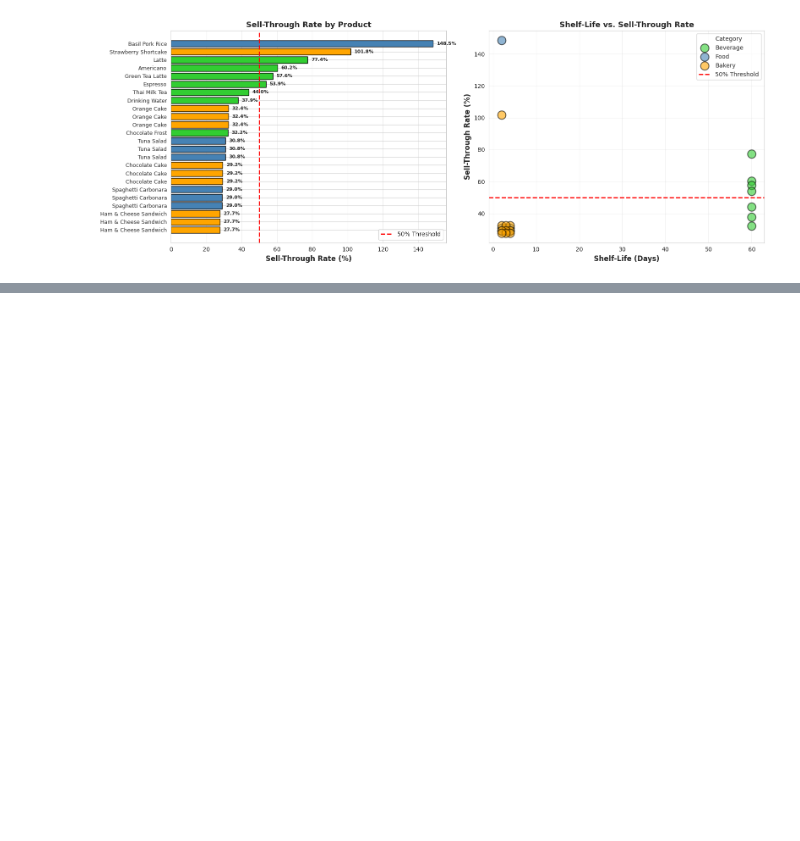
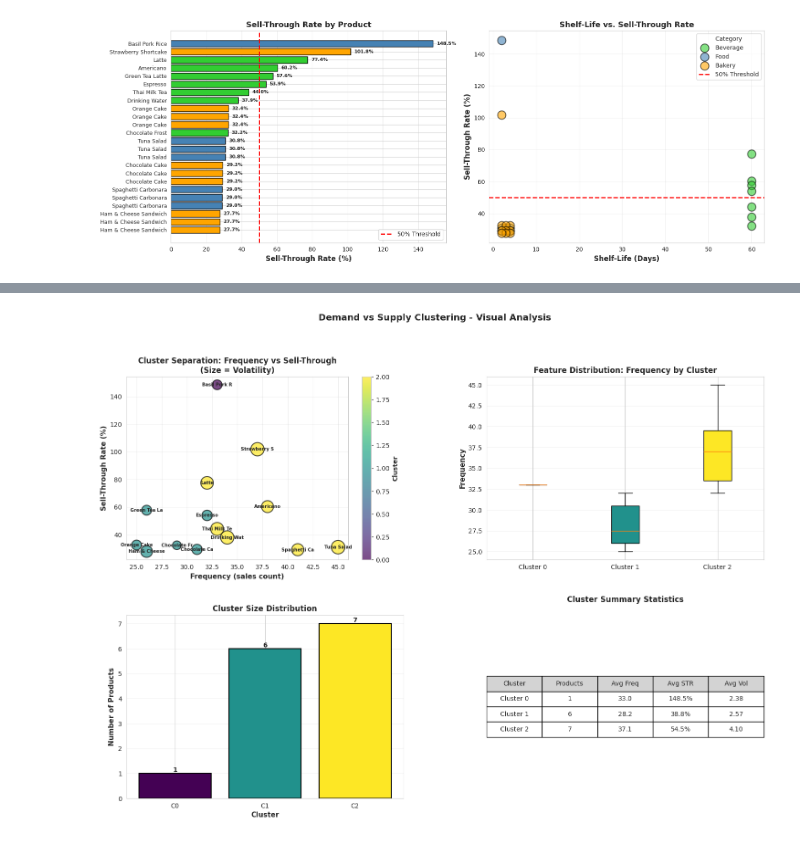
Before and after one commit to AumJi/BOTNOI-Internship, a Jupyter notebook: main.ipynb, the cells around one changed output, grey strips where cells are left out. Drawn from its saved outputs; the diff is of its cells as text; code cells hidden in the pictures; blank space fills up the shorter version.

```diff
--- a/main.ipynb
+++ b/main.ipynb
@@ -924,0 +1145,91 @@ Sell-Through Statistics by Category:
+# %%
+# ===== STEP 4: Visualize Clusters =====
+print("\n📊 STEP 4: Cluster Visualization")
+print("-" * 100)
+
+fig = plt.figure(figsize=(18, 12))
+gs = fig.add_gridspec(2, 2, hspace=0.3, wspace=0.3)
+
+# Plot 1: Scatter - Frequency vs Sell-Through (color=cluster, size=volatility)
+ax1 = fig.add_subplot(gs[0, 0])
+scatter = ax1.scatter(features_df['frequency'], features_df['sell_through_rate'],
+                       c=features_df['cluster'], s=features_df['volatility']*100,
+                       cmap='viridis', alpha=0.7, edgecolors='black', linewidth=1.5)
+
+for idx, row in features_df.iterrows():
+    ax1.annotate(row['product_name'][:12], (row['frequency'], row['sell_through_rate']),
+                fontsize=7, ha='center', va='center', fontweight='bold')
+
+ax1.set_xlabel('Frequency (sales count)', fontsize=11, fontweight='bold')
+ax1.set_ylabel('Sell-Through Rate (%)', fontsize=11, fontweight='bold')
+ax1.set_title('Cluster Separation: Frequency vs Sell-Through\n(Size = Volatility)', fontsize=12, fontweight='bold')
+ax1.grid(True, alpha=0.3)
+cbar = plt.colorbar(scatter, ax=ax1)
+cbar.set_label('Cluster', fontweight='bold')
+
+# Plot 2: Box plots - Feature distributions per cluster
+ax2 = fig.add_subplot(gs[0, 1])
+data_for_box = []
+labels_for_box = []
+for feat in feature_cols:
+    for cluster in sorted(features_df['cluster'].unique()):
+        data_for_box.append(features_df[features_df['cluster']==cluster][feat].values)
+        labels_for_box.append(f'C{cluster}\n{feat[:4]}')
+
+bp = ax2.boxplot([features_df[features_df['cluster']==c]['frequency'].values for c in sorted(features_df['cluster'].unique())],
+                  labels=[f'Cluster {c}' for c in sorted(features_df['cluster'].unique())],
+                  patch_artist=True)
+for patch, color in zip(bp['boxes'], plt.cm.viridis(np.linspace(0, 1, best_k))):
+    patch.set_facecolor(color)
+ax2.set_ylabel('Frequency', fontsize=11, fontweight='bold')
+ax2.set_title('Feature Distribution: Frequency by Cluster', fontsize=12, fontweight='bold')
+ax2.grid(True, alpha=0.3, axis='y')
+
+# Plot 3: Cluster size comparison
+ax3 = fig.add_subplot(gs[1, 0])
+cluster_sizes = features_df['cluster'].value_counts().sort_index()
+colors = plt.cm.viridis(np.linspace(0, 1, best_k))
+bars = ax3.bar(range(best_k), cluster_sizes.values, color=colors, edgecolor='black', linewidth=1.5)
+ax3.set_xlabel('Cluster', fontsize=11, fontweight='bold')
+ax3.set_ylabel('Number of Products', fontsize=11, fontweight='bold')
+ax3.set_title('Cluster Size Distribution', fontsize=12, fontweight='bold')
+ax3.set_xticks(range(best_k))
+ax3.set_xticklabels([f'C{i}' for i in range(best_k)])
+ax3.grid(True, alpha=0.3, axis='y')
+
+# Add value labels on bars
+for bar in bars:
+    height = bar.get_height()
+    ax3.text(bar.get_x() + bar.get_width()/2., height,
+            f'{int(height)}', ha='center', va='bottom', fontweight='bold')
+
+# Plot 4: Summary table
+ax4 = fig.add_subplot(gs[1, 1])
+ax4.axis('tight')
+ax4.axis('off')
+
+summary_data = []
+for cluster_id in sorted(features_df['cluster'].unique()):
+    cluster_products = features_df[features_df['cluster'] == cluster_id]
+    summary_data.append([
+        f'Cluster {cluster_id}',
+        len(cluster_products),
+        f"{cluster_products['frequency'].mean():.1f}",
+        f"{cluster_products['sell_through_rate'].mean():.1f}%",
+        f"{cluster_products['volatility'].mean():.2f}"
+    ])
+
+table = ax4.table(cellText=summary_data,
+                 colLabels=['Cluster', 'Products', 'Avg Freq', 'Avg STR', 'Avg Vol'],
+                 cellLoc='center', loc='center',
+                 colColours=['lightgray']*5)
+table.auto_set_font_size(False)
+table.set_fontsize(10)
+table.scale(1, 2)
+ax4.set_title('Cluster Summary Statistics', fontsize=12, fontweight='bold', pad=20)
+
+plt.suptitle('Demand vs Supply Clustering - Visual Analysis', fontsize=14, fontweight='bold', y=0.995)
+plt.show()
+
+print("✅ Visualization Complete!")
+# %% [output]
@@ -924,0 +1238 @@ Sell-Through Statistics by Category:
+[figure, added]
```
Also changed, not shown: parts of 12 cells of this notebook.
